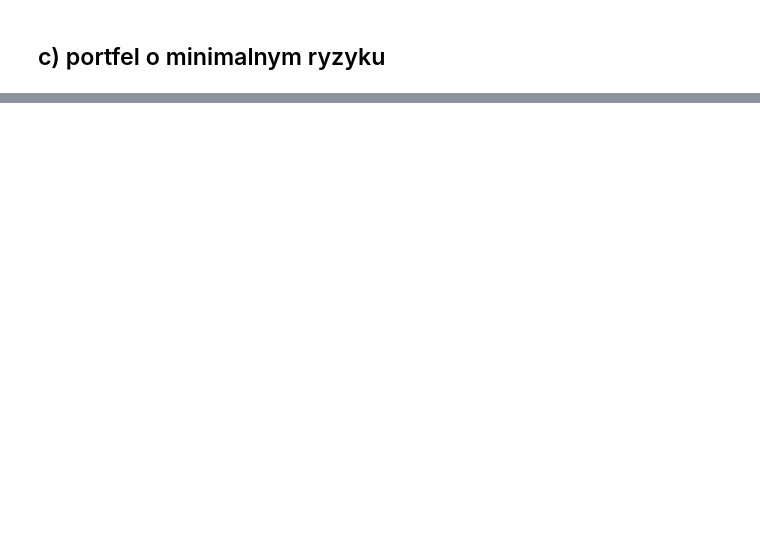
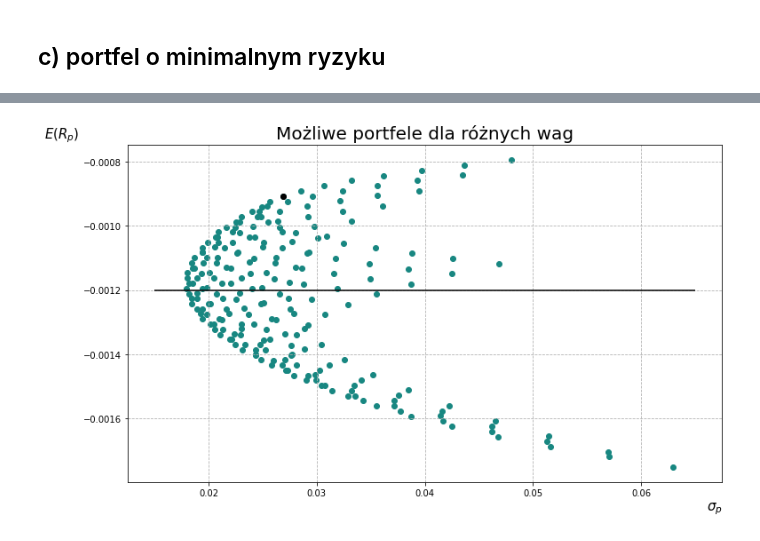
Before and after one commit to KatarzynaTurbanska/enterprise_risk_management, a Jupyter notebook: Prezentacja 3/dywersyfikacja.ipynb, the cells around one changed output, grey strips where cells are left out. Cells and saved outputs as stored; diff of their text form; code cells hidden in the pictures; blank space fills up the shorter version.

```diff
--- a/Prezentacja 3/dywersyfikacja.ipynb
+++ b/Prezentacja 3/dywersyfikacja.ipynb
@@ -122,0 +167,10 @@ expected_values[145], standard_deviations[145], combinations[145]
+# %%
+plt.scatter(standard_deviations, expected_values, color="#188781")
+plt.hlines(r, xmin=0.015, xmax=0.065, color='k')
+plt.scatter(standard_deviations[126], expected_values[126], color='k')
+plt.title("Możliwe portfele dla różnych wag", fontsize=20)
+plt.xlabel(r"$\sigma_p$", fontsize=15, loc="right")
+plt.ylabel(r"$E(R_p)$", fontsize=15, rotation=0, loc="top")
+plt.show()
+# %% [output]
+[figure, added]
```
Also changed, not shown: parts of 18 cells of this notebook.
